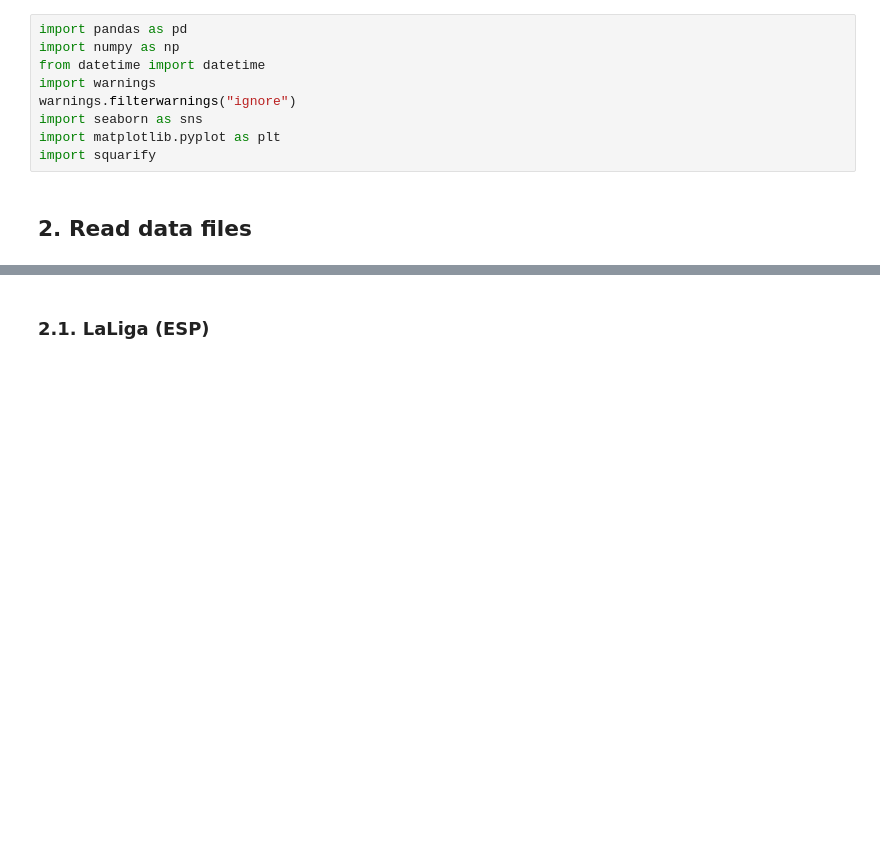
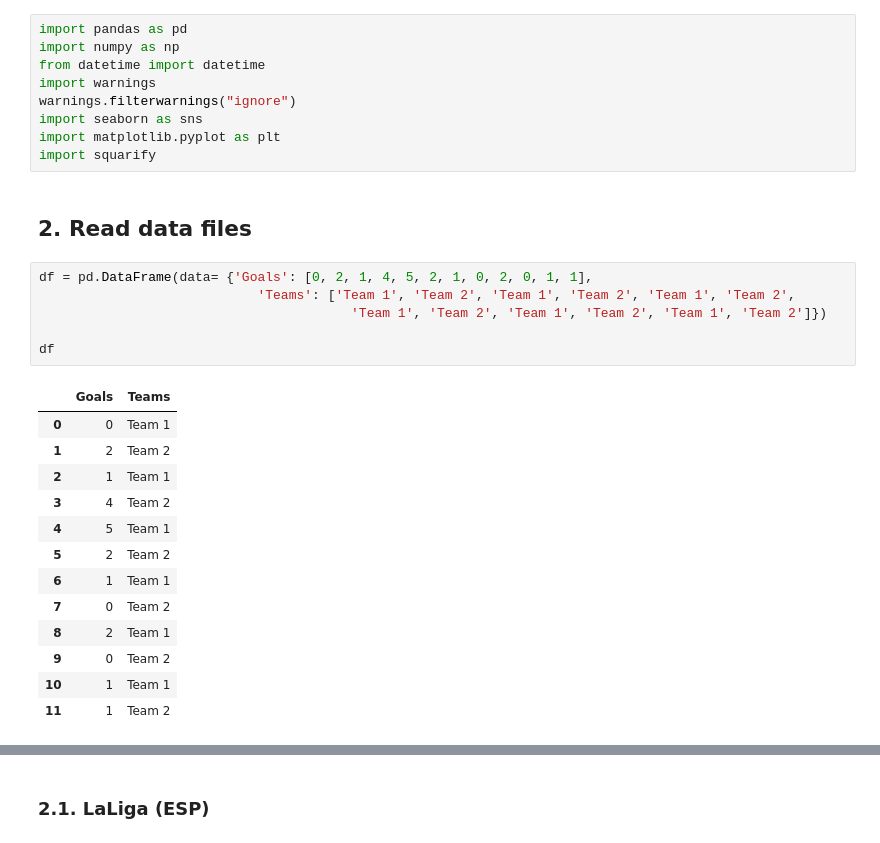
Before and after one commit to RamonFCerezo/EDA-Possession-in-football, a Jupyter notebook: src/memoria/Memoria.ipynb, the cells around one changed output, grey strips where cells are left out. Drawn from its saved outputs; the diff is of its cells as text; blank space fills up the shorter version.

```diff
--- a/src/memoria/Memoria.ipynb
+++ b/src/memoria/Memoria.ipynb
@@ -15,3 +15,23 @@ import matplotlib.pyplot as plt
 import squarify
 # %% [markdown]
 ## 2. Read data files
+# %%
+df = pd.DataFrame(data= {'Goals': [0, 2, 1, 4, 5, 2, 1, 0, 2, 0, 1, 1],
+                            'Teams': ['Team 1', 'Team 2', 'Team 1', 'Team 2', 'Team 1', 'Team 2',
+                                        'Team 1', 'Team 2', 'Team 1', 'Team 2', 'Team 1', 'Team 2']})
+
+df
+# %% [output]
+|  | Goals | Teams |
+| 0 | 0 | Team 1 |
+| 1 | 2 | Team 2 |
+| 2 | 1 | Team 1 |
+| 3 | 4 | Team 2 |
+| 4 | 5 | Team 1 |
+| 5 | 2 | Team 2 |
+| 6 | 1 | Team 1 |
+| 7 | 0 | Team 2 |
+| 8 | 2 | Team 1 |
+| 9 | 0 | Team 2 |
+| 10 | 1 | Team 1 |
+| 11 | 1 | Team 2 |
```
Also changed, not shown: parts of 3 cells of this notebook.
